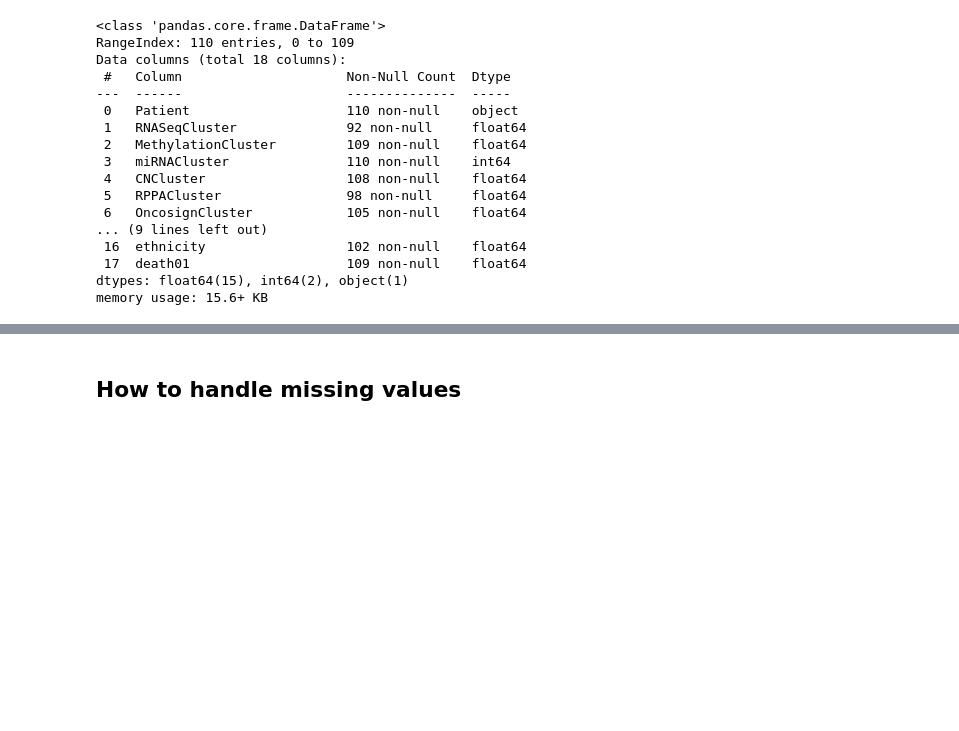
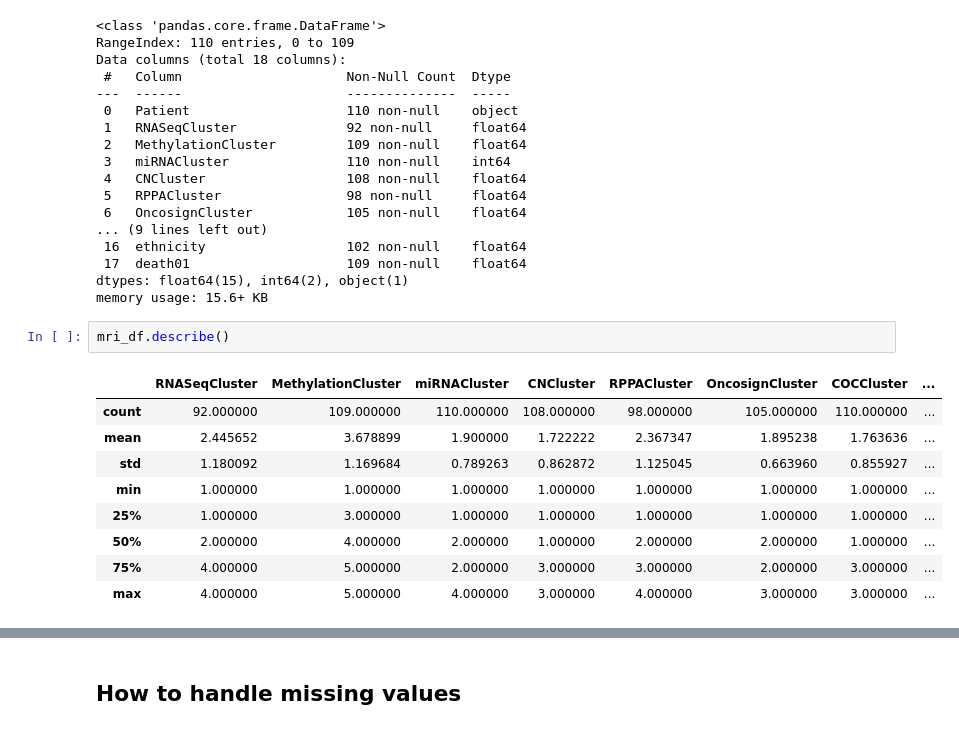
Before and after one commit to Danlof/Brain_tumour_segmentation, a Jupyter notebook: segmentation_mri.ipynb, the cells around one changed output, grey strips where cells are left out. Drawn from its saved outputs; the diff is of its cells as text; blank space fills up the shorter version.

```diff
--- a/segmentation_mri.ipynb
+++ b/segmentation_mri.ipynb
@@ -88,3 +69,15 @@ Data columns (total 18 columns):
  17  death01                    109 non-null    float64
 dtypes: float64(15), int64(2), object(1)
 memory usage: 15.6+ KB
+# %%
+mri_df.describe()
+# %% [output]
+|  | RNASeqCluster | MethylationCluster | miRNACluster | CNCluster | RPPACluster | OncosignCluster | COCCluster | ... |
+| count | 92.000000 | 109.000000 | 110.000000 | 108.000000 | 98.000000 | 105.000000 | 110.000000 | ... |
+| mean | 2.445652 | 3.678899 | 1.900000 | 1.722222 | 2.367347 | 1.895238 | 1.763636 | ... |
+| std | 1.180092 | 1.169684 | 0.789263 | 0.862872 | 1.125045 | 0.663960 | 0.855927 | ... |
+| min | 1.000000 | 1.000000 | 1.000000 | 1.000000 | 1.000000 | 1.000000 | 1.000000 | ... |
+| 25% | 1.000000 | 3.000000 | 1.000000 | 1.000000 | 1.000000 | 1.000000 | 1.000000 | ... |
+| 50% | 2.000000 | 4.000000 | 2.000000 | 1.000000 | 2.000000 | 2.000000 | 1.000000 | ... |
+| 75% | 4.000000 | 5.000000 | 2.000000 | 3.000000 | 3.000000 | 2.000000 | 3.000000 | ... |
+| max | 4.000000 | 5.000000 | 4.000000 | 3.000000 | 4.000000 | 3.000000 | 3.000000 | ... |
```
Also changed, not shown: parts of 9 cells of this notebook.
